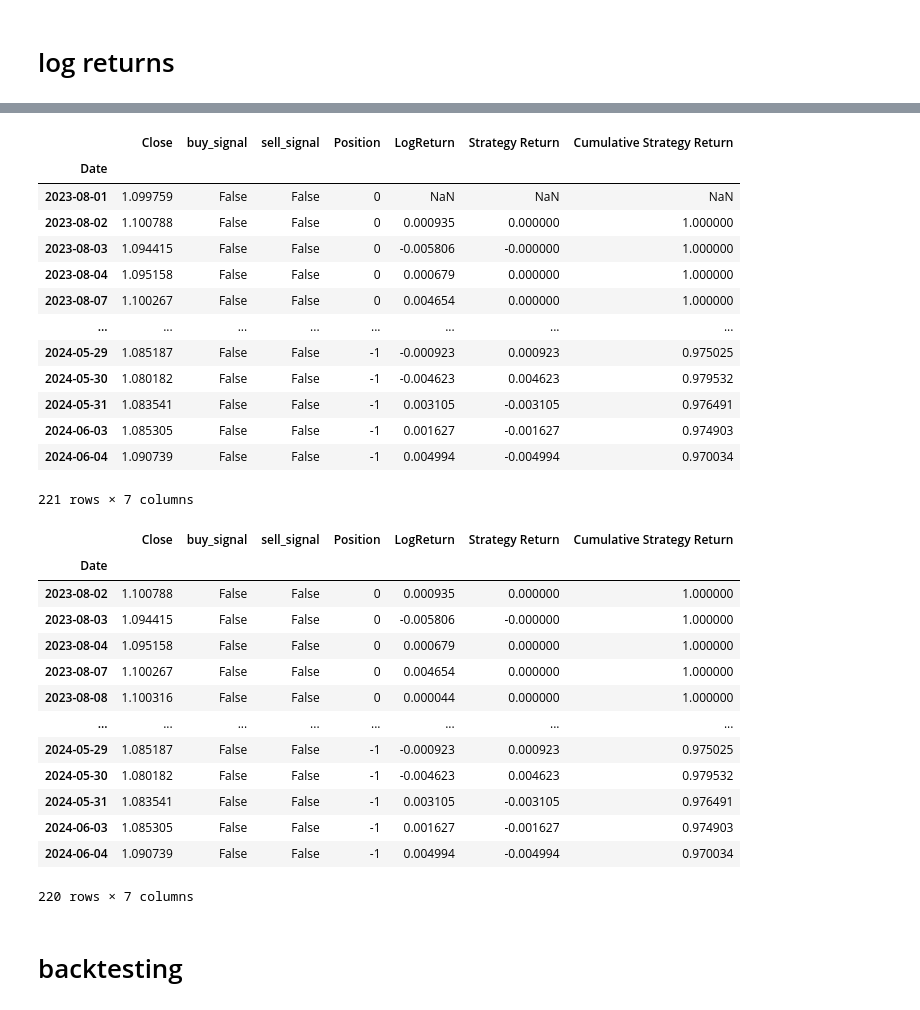
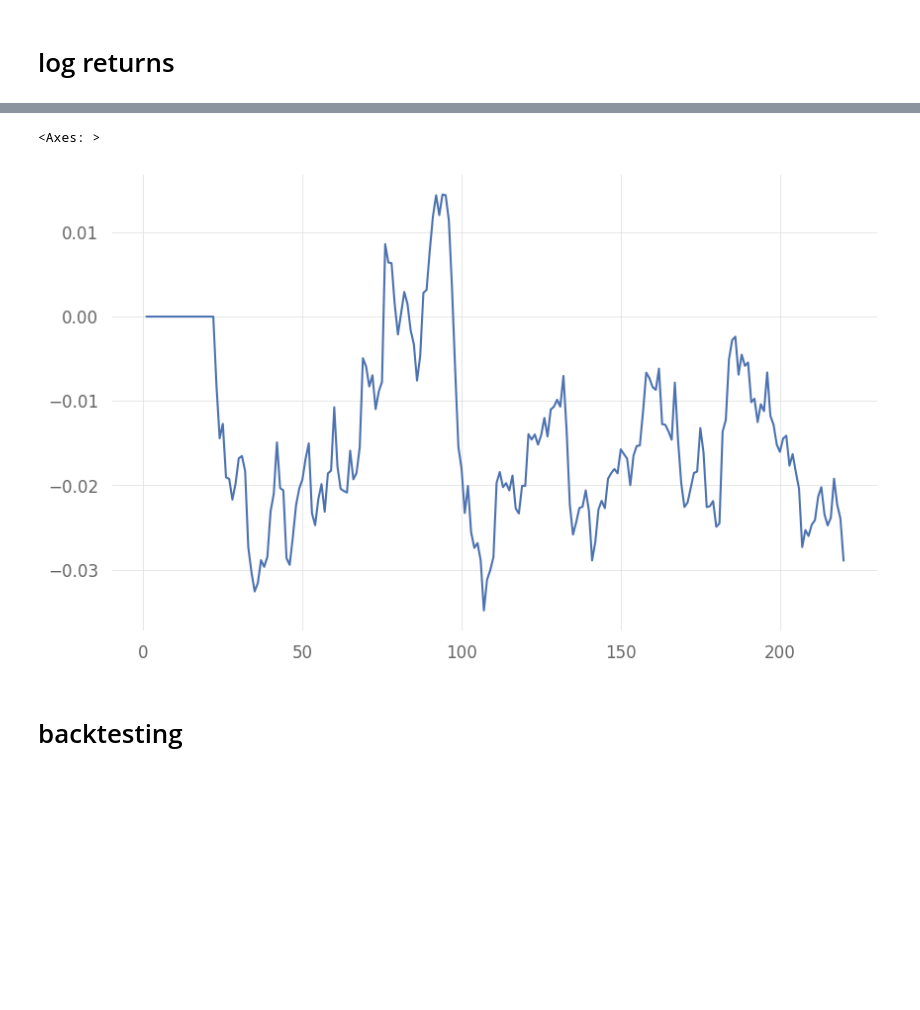
Before and after one commit to Zaid87648326/Trading-Strategy-Model-Project, a Jupyter notebook: note.ipynb, the cells around one changed output, grey strips where cells are left out. Drawn from its saved outputs; the diff is of its cells as text; code cells hidden in the pictures; blank space fills up the shorter version.

```diff
--- a/note.ipynb
+++ b/note.ipynb
@@ -170,37 +154,9 @@ train
-# %%
-train
-# %% [output]
-|  | Close | buy_signal | sell_signal | Position | LogReturn | Strategy Return | Cumulative Strategy Return |
-| Date |  |  |  |  |  |  |  |
-| 2023-08-01 | 1.099759 | False | False | 0 | NaN | NaN | NaN |
-| 2023-08-02 | 1.100788 | False | False | 0 | 0.000935 | 0.000000 | 1.000000 |
-| 2023-08-03 | 1.094415 | False | False | 0 | -0.005806 | -0.000000 | 1.000000 |
-| 2023-08-04 | 1.095158 | False | False | 0 | 0.000679 | 0.000000 | 1.000000 |
-| 2023-08-07 | 1.100267 | False | False | 0 | 0.004654 | 0.000000 | 1.000000 |
-| ... | ... | ... | ... | ... | ... | ... | ... |
-| 2024-05-29 | 1.085187 | False | False | -1 | -0.000923 | 0.000923 | 0.975025 |
-| 2024-05-30 | 1.080182 | False | False | -1 | -0.004623 | 0.004623 | 0.979532 |
-| 2024-05-31 | 1.083541 | False | False | -1 | 0.003105 | -0.003105 | 0.976491 |
-| 2024-06-03 | 1.085305 | False | False | -1 | 0.001627 | -0.001627 | 0.974903 |
-| 2024-06-04 | 1.090739 | False | False | -1 | 0.004994 | -0.004994 | 0.970034 |
-221 rows × 7 columns
-# %%
-train = train.dropna()
-# %% [output]
-|  | Close | buy_signal | sell_signal | Position | LogReturn | Strategy Return | Cumulative Strategy Return |
-| Date |  |  |  |  |  |  |  |
-| 2023-08-02 | 1.100788 | False | False | 0 | 0.000935 | 0.000000 | 1.000000 |
-| 2023-08-03 | 1.094415 | False | False | 0 | -0.005806 | -0.000000 | 1.000000 |
-| 2023-08-04 | 1.095158 | False | False | 0 | 0.000679 | 0.000000 | 1.000000 |
-| 2023-08-07 | 1.100267 | False | False | 0 | 0.004654 | 0.000000 | 1.000000 |
-| 2023-08-08 | 1.100316 | False | False | 0 | 0.000044 | 0.000000 | 1.000000 |
-| ... | ... | ... | ... | ... | ... | ... | ... |
-| 2024-05-29 | 1.085187 | False | False | -1 | -0.000923 | 0.000923 | 0.975025 |
-| 2024-05-30 | 1.080182 | False | False | -1 | -0.004623 | 0.004623 | 0.979532 |
-| 2024-05-31 | 1.083541 | False | False | -1 | 0.003105 | -0.003105 | 0.976491 |
-| 2024-06-03 | 1.085305 | False | False | -1 | 0.001627 | -0.001627 | 0.974903 |
-| 2024-06-04 | 1.090739 | False | False | -1 | 0.004994 | -0.004994 | 0.970034 |
-220 rows × 7 columns
+# %%
+train['Strategy Return'] = train['LogReturn'] * train['Position'].shift(1)
+train['Strategy Return'].cumsum().plot() #plot the cumulative of strategy return
+# %% [output]
+<Axes: >
+[figure, added]
 # %% [markdown]
 # backtesting
 # %%
```
Also changed, not shown: parts of 7 cells of this notebook, 1 other file.
